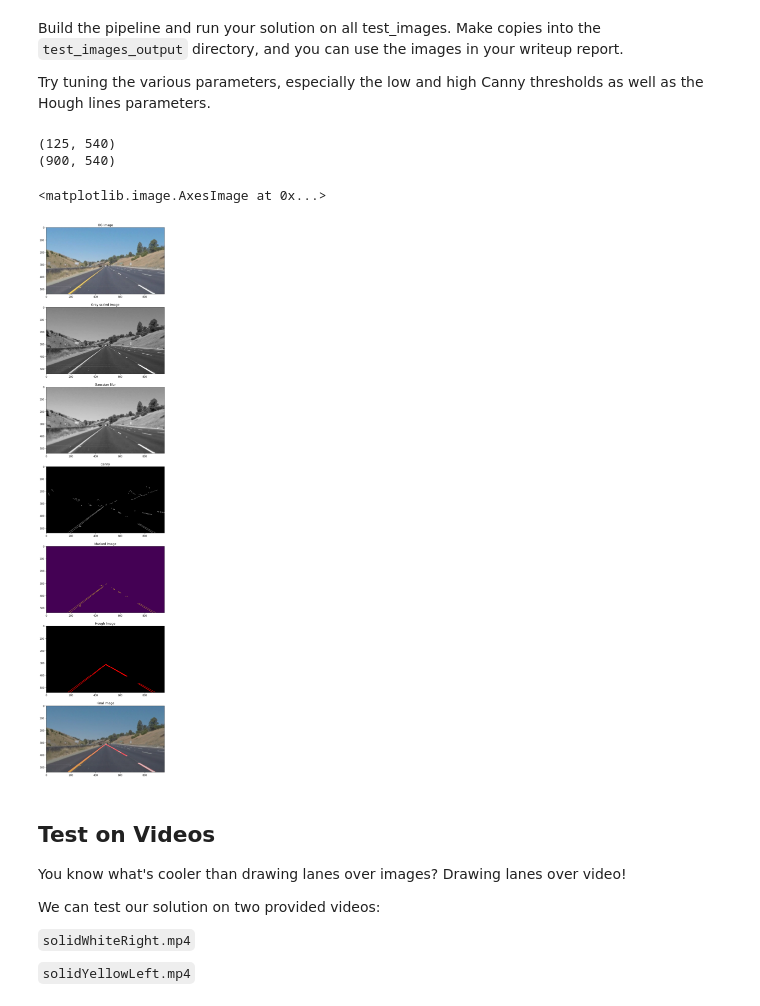
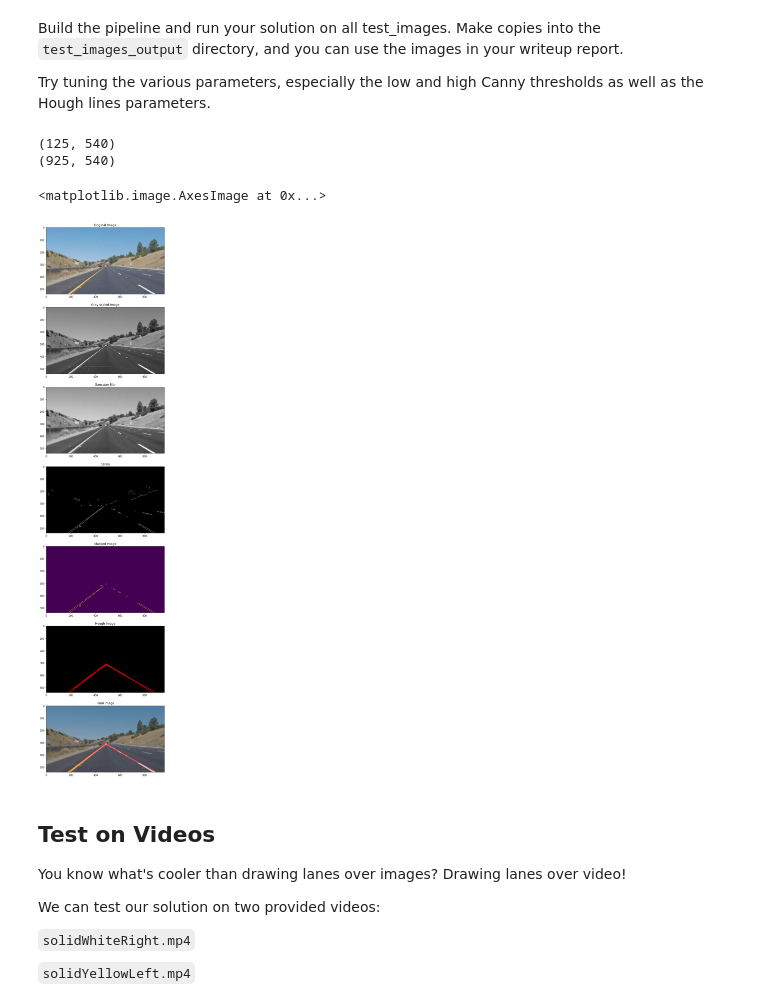
Before and after one commit to Jaime5/CarND-LaneLines-P1, a Jupyter notebook: P1.ipynb, the cells around one changed output. Cells and saved outputs as stored; diff of their text form; code cells hidden in the pictures.

Commit message:
get line segments working beautiful

```diff
--- a/P1.ipynb
+++ b/P1.ipynb
@@ -245,38 +245,38 @@ top_left = apex
 top_right = apex
 bot_left = (125, imshape[0])
 print(bot_left)
-bot_right = (900,imshape[0])
+bot_right = (925,imshape[0])
 print(bot_right)
 vertices = create_vertices(top_left, top_right, bot_left, bot_right)
 masked_img = region_of_interest(edges, vertices)
 
 ax5.set_title("Masked Image")
 ax5.imshow(masked_img)
 
 # creating a blank to draw lines on
 line_image = np.copy(image) * 0
 
 rho = 2
 theta = np.pi/180
 threshold = 15
 min_line_length = 100
-max_line_gap = 50
+max_line_gap = 100
 
 line_img = hough_lines(masked_img, rho, theta, threshold, min_line_length, max_line_gap)
 
 ax6.set_title("Hough Image")
 ax6.imshow(line_img)
 
 color_edges = np.dstack((edges, edges, edges))
 lines_edges = weighted_img(line_img, image, 0.8, 1, 0)
 
 ax7.set_title("Final Image")
 ax7.imshow(lines_edges)
 # %% [output]
 (125, 540)
-(900, 540)
+(925, 540)
 <matplotlib.image.AxesImage at 0x...>
-[figure, old version]
+[figure, new version]
 # %% [markdown]
 ## Test on Videos
 
```
